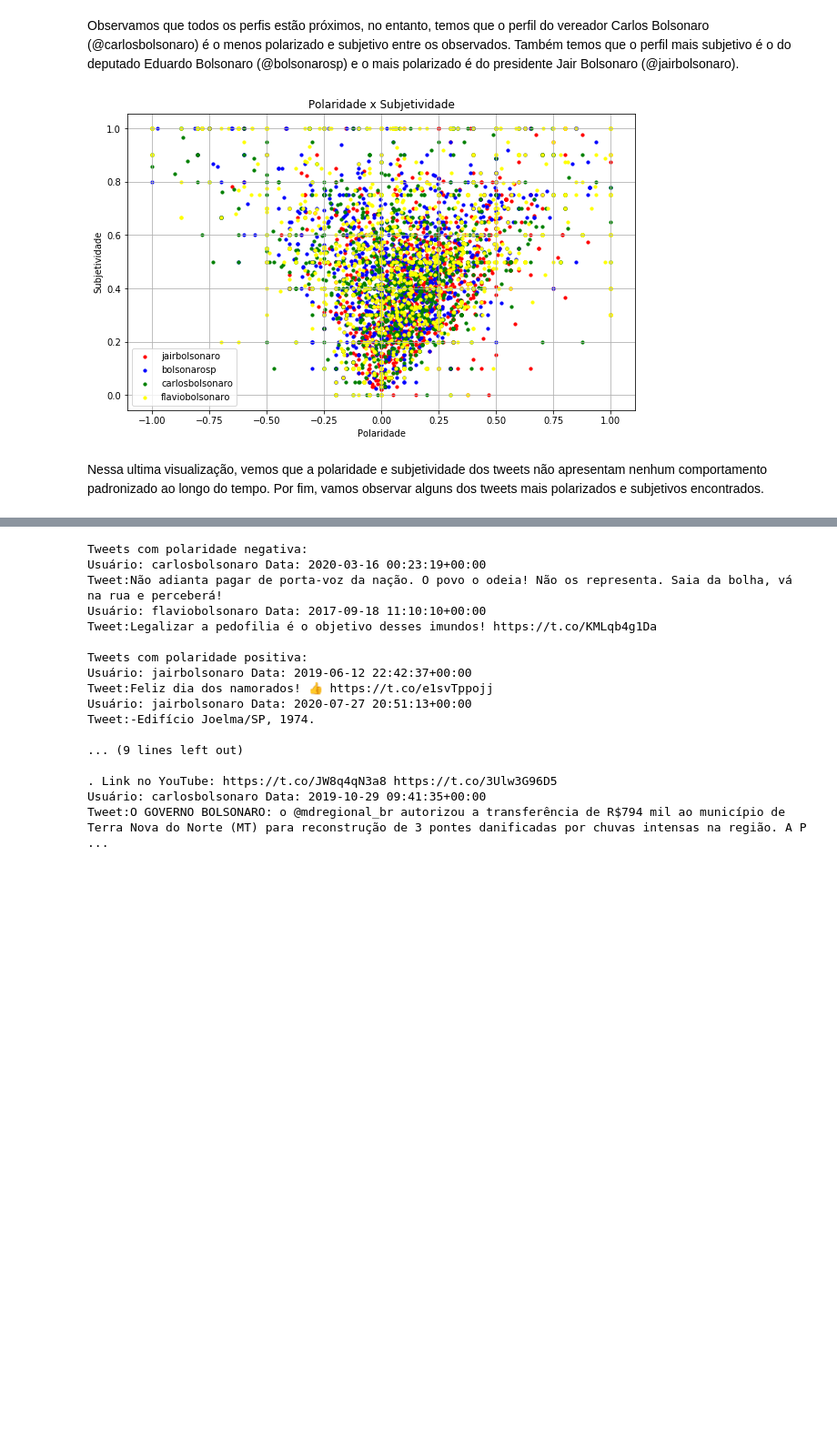
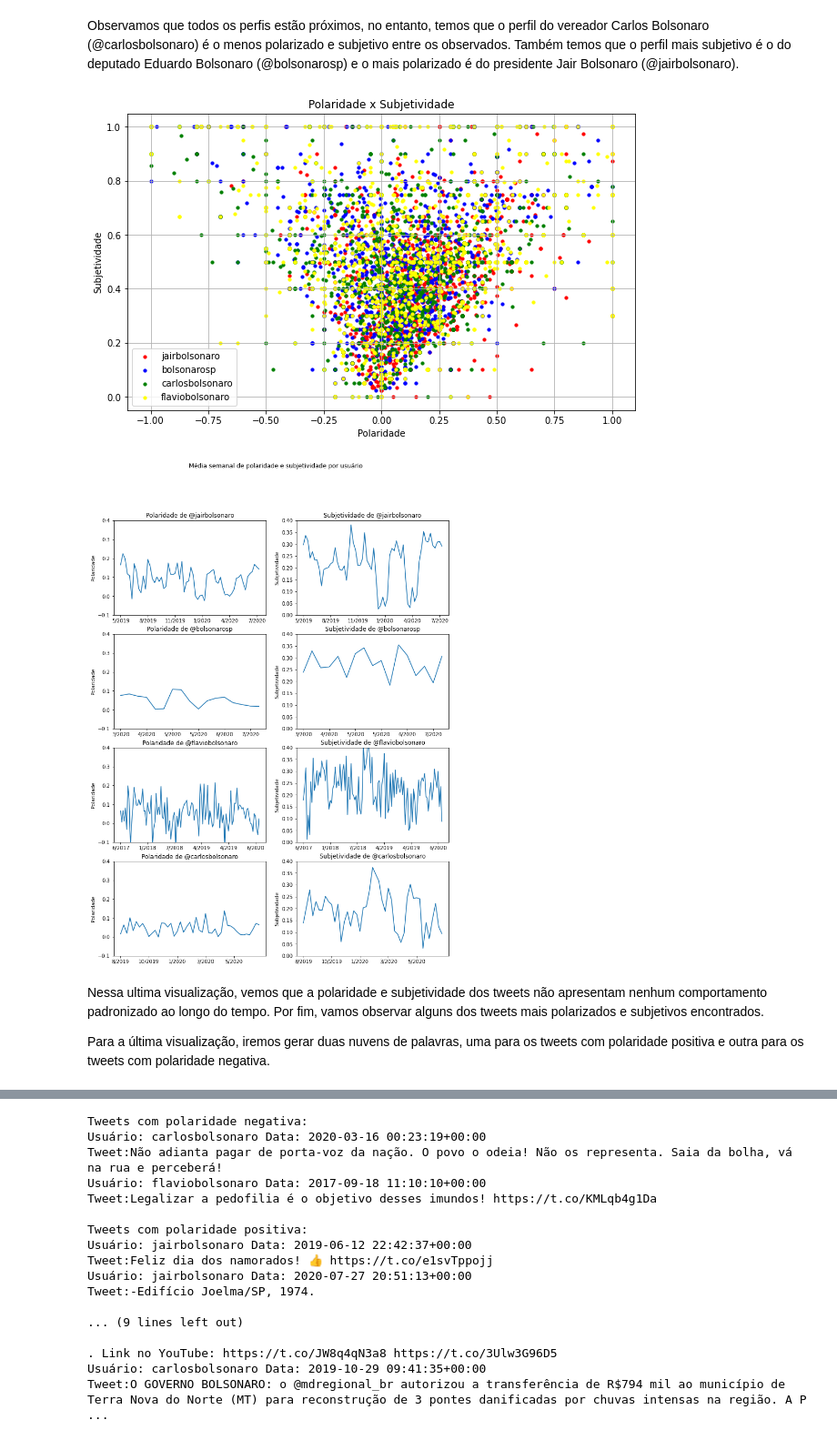
Before and after one commit to GiovaniValdrighi/Bolsonaro_Tweets, a Jupyter notebook: notebooks/premodelling.ipynb, the cells around one changed output, grey strips where cells are left out. Shown at 91% size. Cells and saved outputs as stored; diff of their text form; code cells hidden in the pictures; blank space fills up the shorter version.

Commit message:
fixed a plot problem and craeted a new wordcloud

```diff
--- a/notebooks/premodelling.ipynb
+++ b/notebooks/premodelling.ipynb
@@ -293,5 +291,5 @@ dfSent.to_pickle("../../data/tweets/final_tweets_data.pkl")
 # %% [markdown]
 O código acima demora bastante para rodar devido à quantidade de traduções. Com isso, o código abaixo serve para carregar esses dados.
 # %%
-dfSent = pd.read_pickle('../../data/tweets/sentiment_analysis.pkl')
-dfFinal = pd.read_pickle('../../data/tweets/final_tweets_data.pkl')
+dfSent = pd.read_pickle('..\\data\\tweets\\sentiment_analysis.pkl')
+dfFinal = pd.read_pickle('..\\data\\tweets\\final_tweets_data.pkl')
@@ -431,32 +445,38 @@ plt.grid()
 plt.savefig('images/pol_subj_by_name.pdf')
 plt.show()
 # %% [output]
-[figure, old version]
+[figure, new version]
 # %%
 plot_data = dfSent.groupby(by = ["name","year", "month", "day"]).mean()
 plot_data.reset_index(inplace = True)
 fig, axis = plt.subplots(nrows = 4, ncols = 2)
 fig.set_figheight(16)
 fig.set_figwidth(12)
 plt.suptitle("Média semanal de polaridade e subjetividade por usuário")
 name = ['jairbolsonaro', 'bolsonarosp', 'flaviobolsonaro', 'carlosbolsonaro']
 for (i, row) in enumerate(axis):
     row_data = plot_data[plot_data.name == name[i]].rolling(7).mean().iloc[::7, :]
     row_data.dropna(inplace = True)
     date_ticks = row_data.month.map(lambda x : str(int(np.floor(x)))) + "/" + row_data.year.map(lambda x : str(int(x)))
     n_ticks = int(len(date_ticks)/5)
     row[0].set_title("Polaridade de @" + name[i])
     row[0].plot(row_data.index, row_data.polarity)
     row[0].set_ylabel("Polaridade")
     row[0].set_xticks(row_data.index[::n_ticks])
     row[0].set_xticklabels(date_ticks[::n_ticks])
+    row[0].set_ylim((-0.1, 0.4))
 
     row[1].set_title("Subjetividade de @"+ name[i])
     row[1].plot(row_data.index, row_data.subjectivity)
     row[1].set_ylabel("Subjetividade")
     row[1].set_xticks(row_data.index[::n_ticks])
     row[1].set_xticklabels(date_ticks[::n_ticks])
+    row[1].set_ylim((0.0, 0.4))
 plt.savefig("images/pol_subj_by_time.pdf")
 plt.show()
+# %% [output]
+[figure, added]
 # %% [markdown]
 Nessa ultima visualização, vemos que a polaridade e subjetividade dos tweets não apresentam nenhum comportamento padronizado ao longo do tempo. Por fim, vamos observar alguns dos tweets mais polarizados e subjetivos encontrados.
+
+Para a última visualização, iremos gerar duas nuvens de palavras, uma para os tweets com polaridade positiva e outra para os tweets com polaridade negativa.
```
Also changed, not shown: parts of 5 cells of this notebook, 5 other files.
